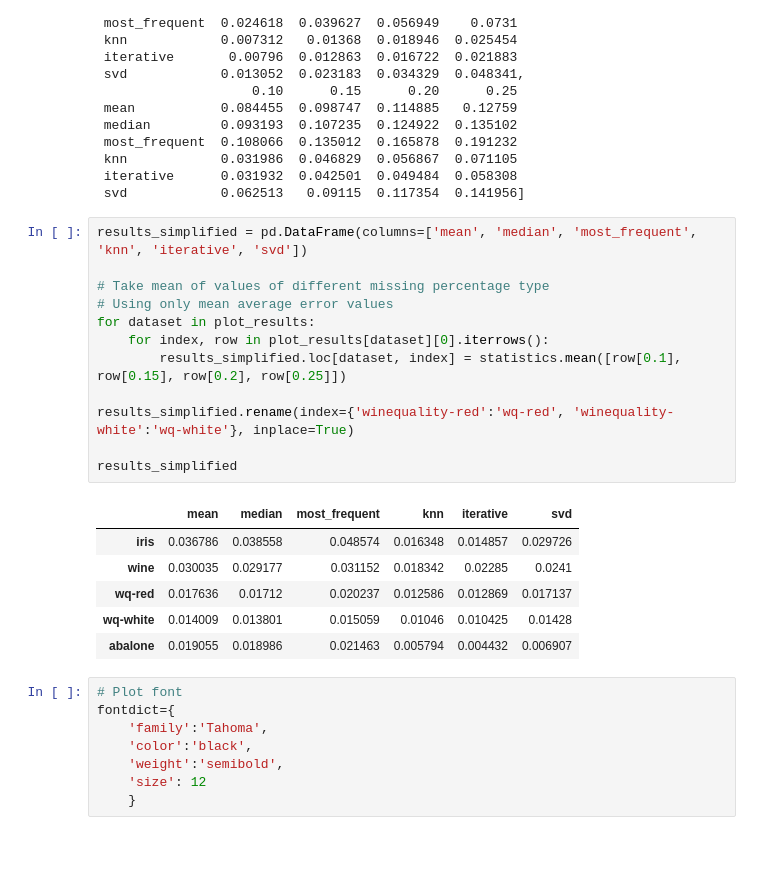
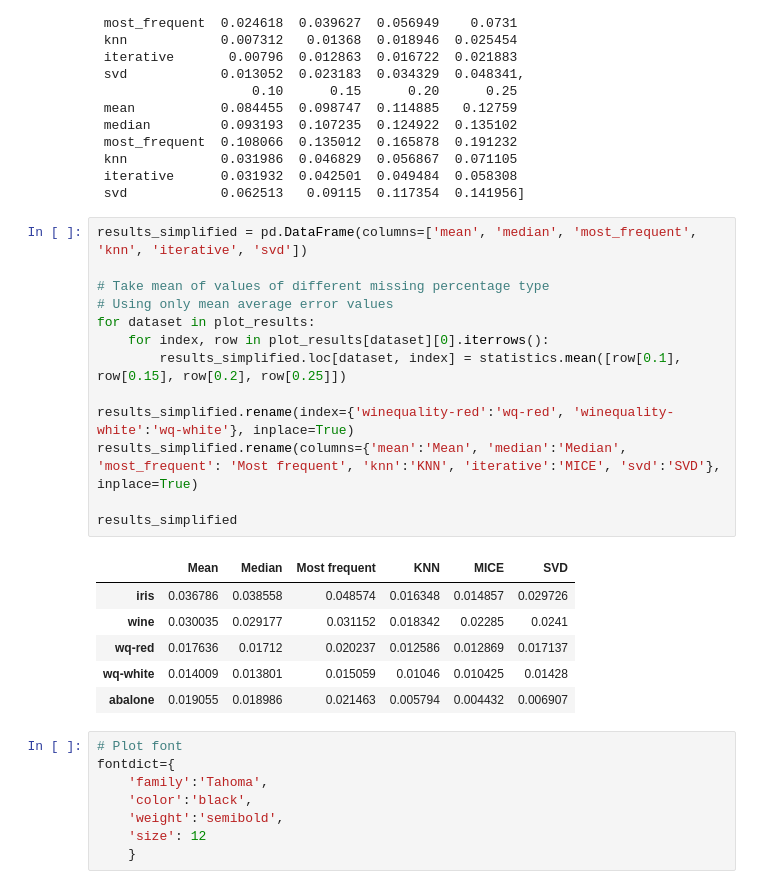
Before and after one commit to FreshJonas/imputation, a Jupyter notebook: code/Imputation.ipynb, the cells around one changed output. Saved outputs shown, nothing was run; the diff lists cells and outputs as text; blank space fills up the shorter version.

```diff
--- a/code/Imputation.ipynb
+++ b/code/Imputation.ipynb
@@ -163,17 +163,18 @@ plot_results['iris']
 # %%
 results_simplified = pd.DataFrame(columns=['mean', 'median', 'most_frequent', 'knn', 'iterative', 'svd'])
 
 # Take mean of values of different missing percentage type
 # Using only mean average error values
 for dataset in plot_results:
     for index, row in plot_results[dataset][0].iterrows():
         results_simplified.loc[dataset, index] = statistics.mean([row[0.1], row[0.15], row[0.2], row[0.25]])
 
 results_simplified.rename(index={'winequality-red':'wq-red', 'winequality-white':'wq-white'}, inplace=True)
+results_simplified.rename(columns={'mean':'Mean', 'median':'Median', 'most_frequent': 'Most frequent', 'knn':'KNN', 'iterative':'MICE', 'svd':'SVD'}, inplace=True)
 
 results_simplified
 # %% [output]
-|  | mean | median | most_frequent | knn | iterative | svd |
+|  | Mean | Median | Most frequent | KNN | MICE | SVD |
 | iris | 0.036786 | 0.038558 | 0.048574 | 0.016348 | 0.014857 | 0.029726 |
 | wine | 0.030035 | 0.029177 | 0.031152 | 0.018342 | 0.02285 | 0.0241 |
 | wq-red | 0.017636 | 0.01712 | 0.020237 | 0.012586 | 0.012869 | 0.017137 |
```
Also changed, not shown: parts of 1 cell of this notebook.
